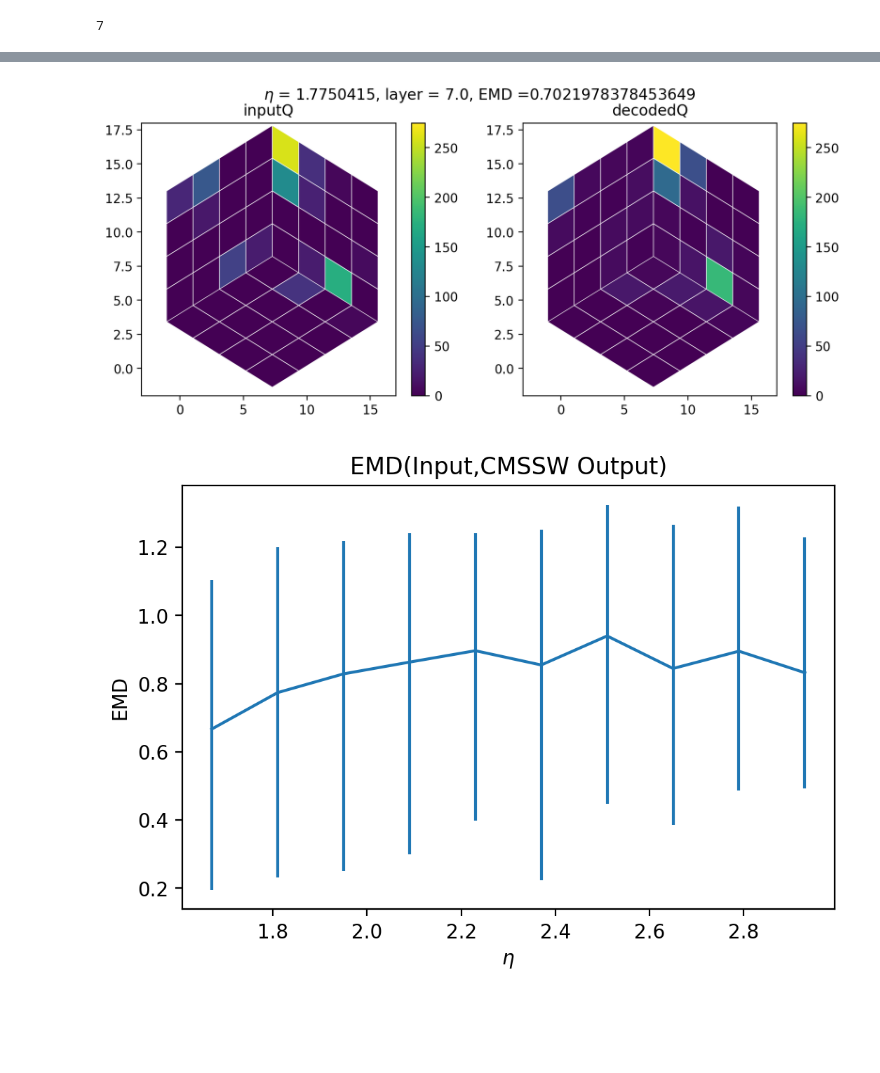
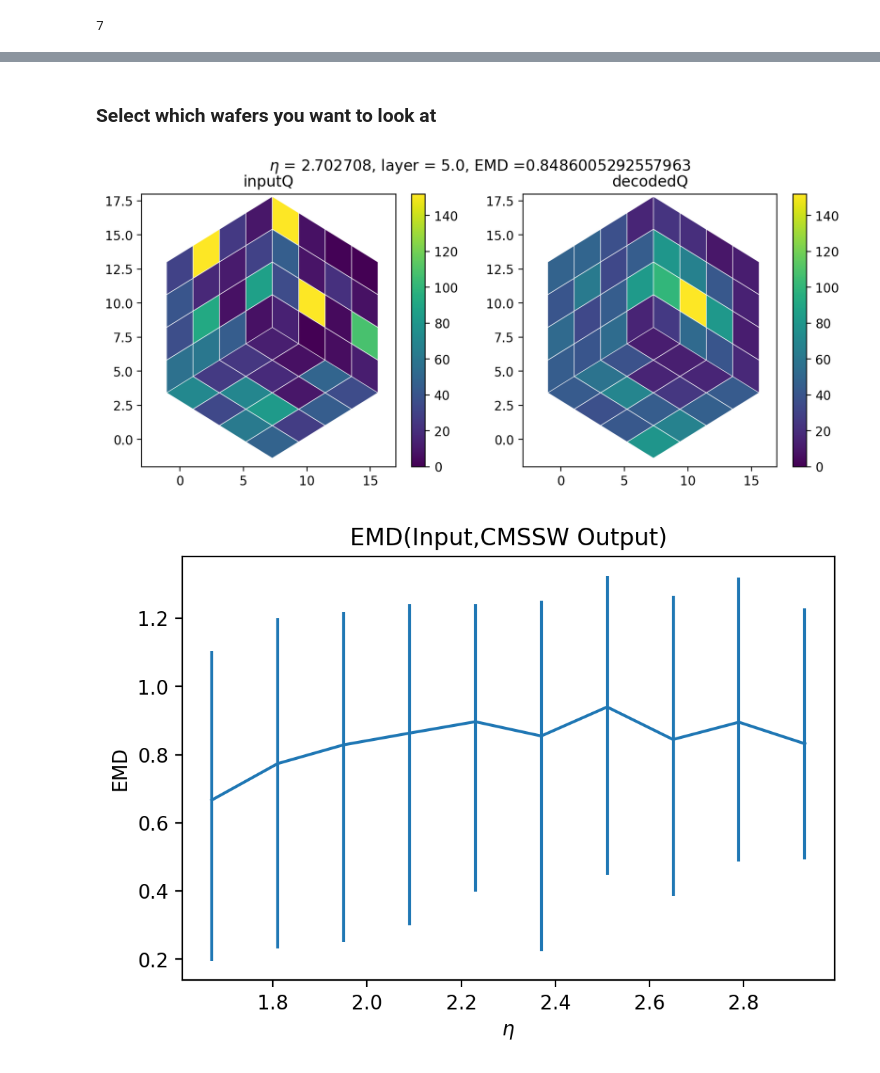
Before and after one commit to rohanshenoy/Ecoder, a Jupyter notebook: plot_decoded_wafers.ipynb, the cells around one changed output, grey strips where cells are left out. Cells and saved outputs as stored; diff of their text form; code cells hidden in the pictures; blank space fills up the shorter version.

Commit message:
cuts on wafer position

```diff
--- a/plot_decoded_wafers.ipynb
+++ b/plot_decoded_wafers.ipynb
@@ -157,21 +143,25 @@ merged
+# %% [markdown]
+### Select which wafers you want to look at
+# %%
+merged = merged[merged.tc_eta > 2.7][merged.layer<=11][merged.layer>=5]
 # %%
 CALQ_COLS_in = ['CALQ_%i_in'%c for c in range(0, 48)]
 CALQ_COLS_out = ['CALQ_%i_out'%c for c in range(0, 48)]
 input_Q = merged[CALQ_COLS_in]
 output_Q = merged[CALQ_COLS_out]
 # %%
-i = np.random.randint(1,len(ae_input['tc_eta']))
+i = np.random.randint(1,len(merged['tc_eta']))
 fig, axs = plt.subplots(1,2, figsize=(10, 4))
 axs[0].set(title='inputQ')
 axs[1].set(title='decodedQ')
 minQ = min(min(input_Q.iloc[i]),min(input_Q.iloc[i]))
 maxQ = max(max(output_Q.iloc[i]),max(output_Q.iloc[i]))
 plotWafer(input_Q.iloc[i], fig, axs[0], scale=(minQ,maxQ))
 plotWafer(output_Q.iloc[i], fig, axs[1], scale=(minQ,maxQ))
-plt.suptitle(r'$\eta$ = {}, layer = {}, EMD ={}'.format(merged['tc_eta'][i],merged['layer'][i],(emd(input_Q.iloc[i],output_Q.iloc[i]))))
+plt.suptitle(r'$\eta$ = {}, layer = {}, EMD ={}'.format(merged.tc_eta.iloc[i],merged.layer.iloc[i],(emd(input_Q.iloc[i],output_Q.iloc[i]))))
 plt.show()
 # %% [output]
-[figure, old version]
+[figure, new version]
 # %%
 indices = range(len(input_Q))
 event_emd = np.array([emd(input_Q.iloc[i],output_Q.iloc[j]) for i, j in zip(indices,indices)])
```
Also changed, not shown: parts of 2 cells of this notebook.
